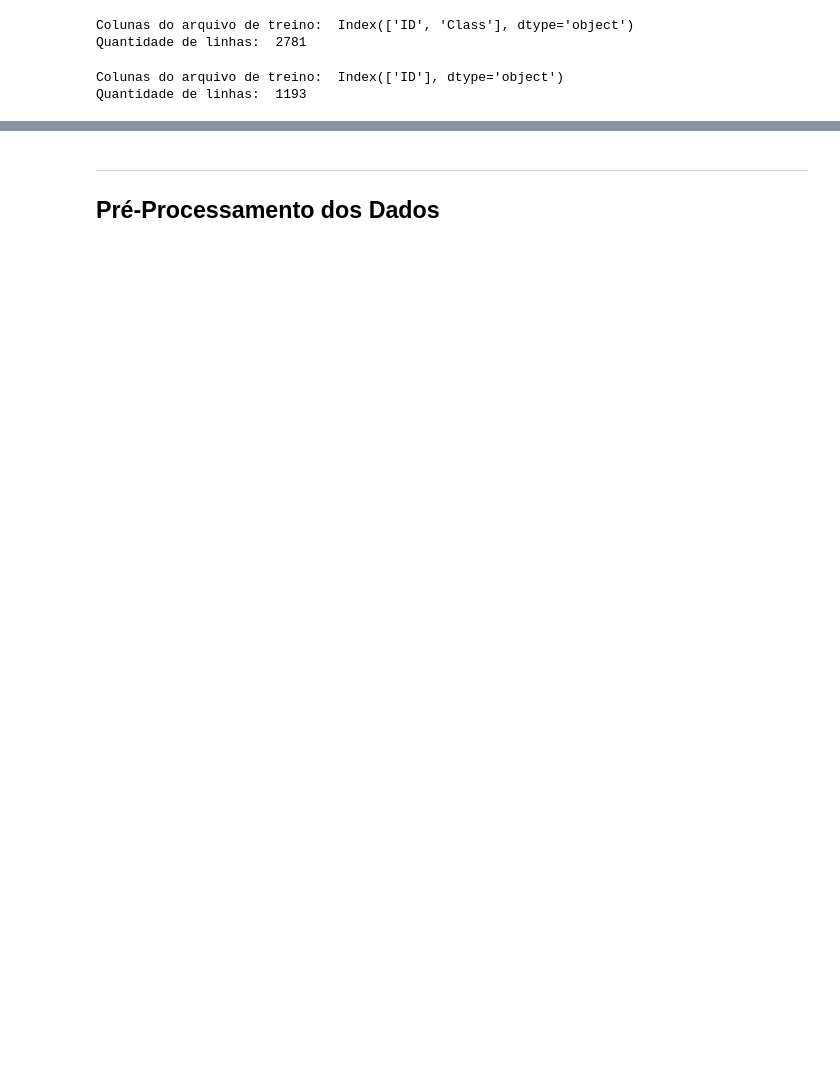
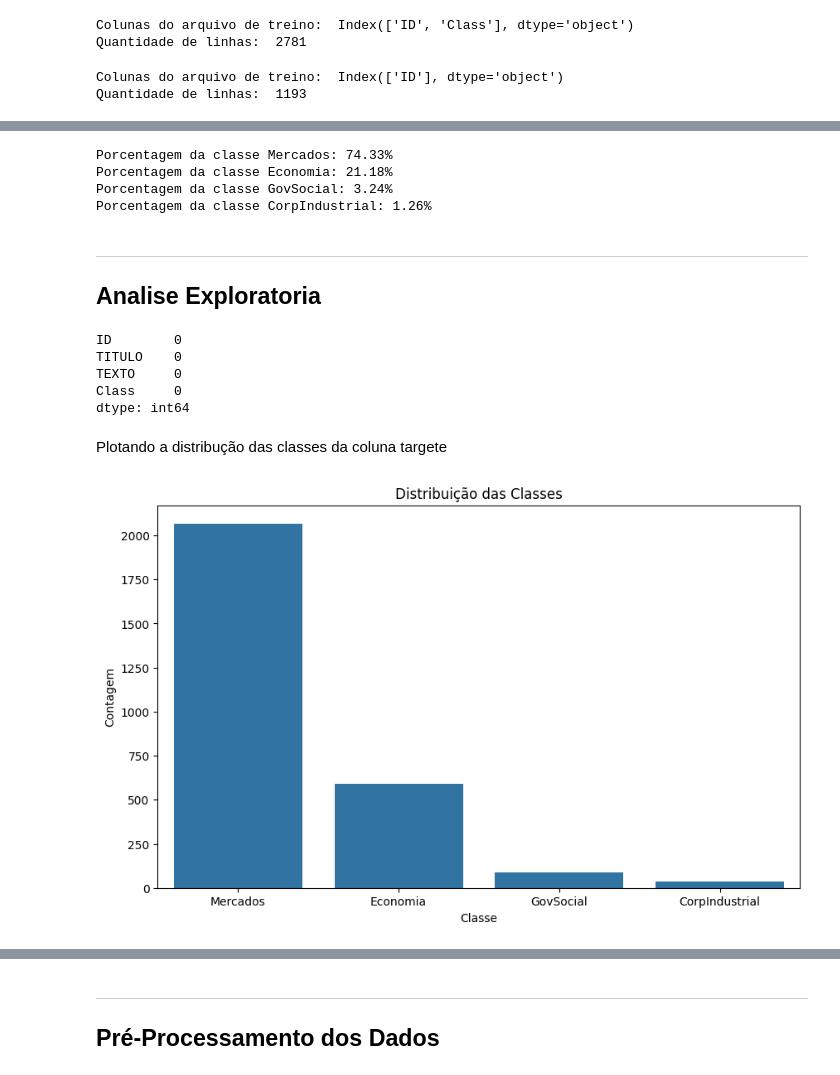
Before and after one commit to Lima-49/af_inteligencia_artificial, a Jupyter notebook: mlp.ipynb, the cells around one changed output, grey strips where cells are left out. Cells and saved outputs as stored; diff of their text form; code cells hidden in the pictures; blank space fills up the shorter version.

```diff
--- a/mlp.ipynb
+++ b/mlp.ipynb
@@ -75,0 +157,41 @@ Quantidade de linhas:  1193
+# %%
+#Aplicando a função de exracao dos textos do xml no DataFrame de treino
+df_train = apply_extraction(df_train)
+
+#Re-organizando as colunas do df
+df_train = df_train[['ID', 'TITULO', 'TEXTO', 'Class']]
+
+#Printando as classes e as suas respectativas porcentagens
+print_porcentagem(df_train)
+# %% [output]
+Porcentagem da classe Mercados: 74.33%
+Porcentagem da classe Economia: 21.18%
+Porcentagem da classe GovSocial: 3.24%
+Porcentagem da classe CorpIndustrial: 1.26%
+# %% [markdown]
+---
+## Analise Exploratoria
+# %%
+# Verificar se tem valores em branco
+missing_values = df_train.isnull().sum()
+print(missing_values)
+# %% [output]
+ID        0
+TITULO    0
+TEXTO     0
+Class     0
+dtype: int64
+# %% [markdown]
+Plotando a distribução das classes da coluna targete
+# %%
+class_counts = df_train['Class'].value_counts()
+
+# Plotar a distribuição das classes
+plt.figure(figsize=(10, 6))
+sns.barplot(x=class_counts.index, y=class_counts.values)
+plt.xlabel('Classe')
+plt.ylabel('Contagem')
+plt.title('Distribuição das Classes')
+plt.show()
+# %% [output]
+[figure, added]
```
Also changed, not shown: parts of 62 cells of this notebook, 3 other files.
